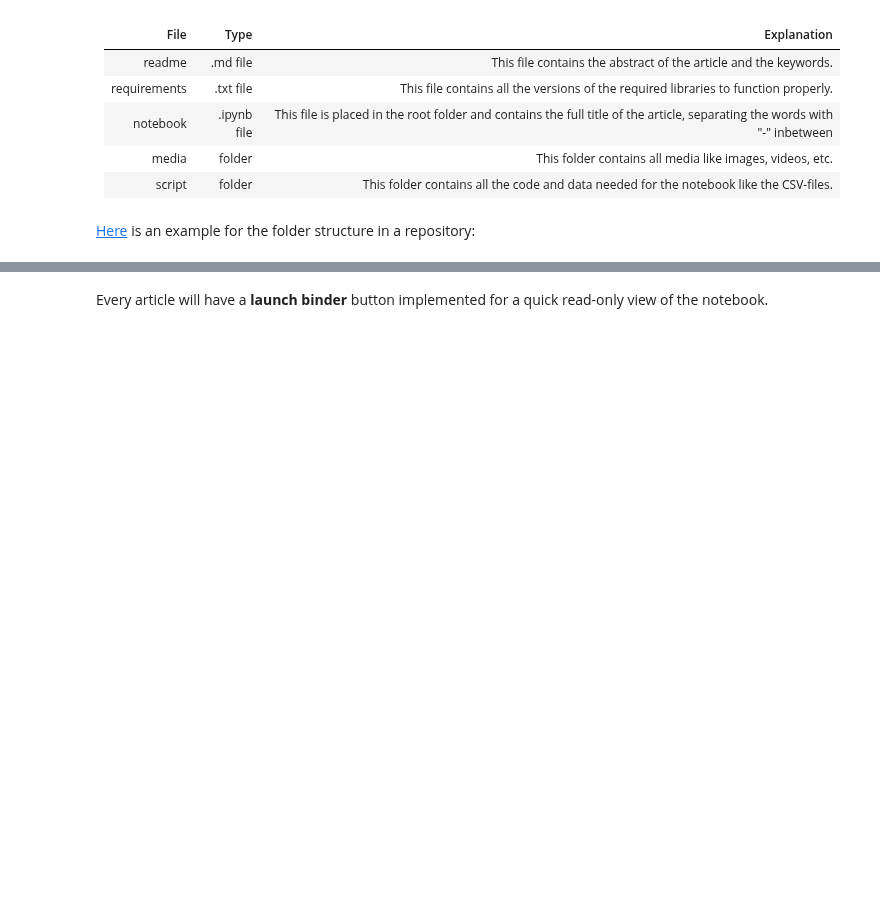
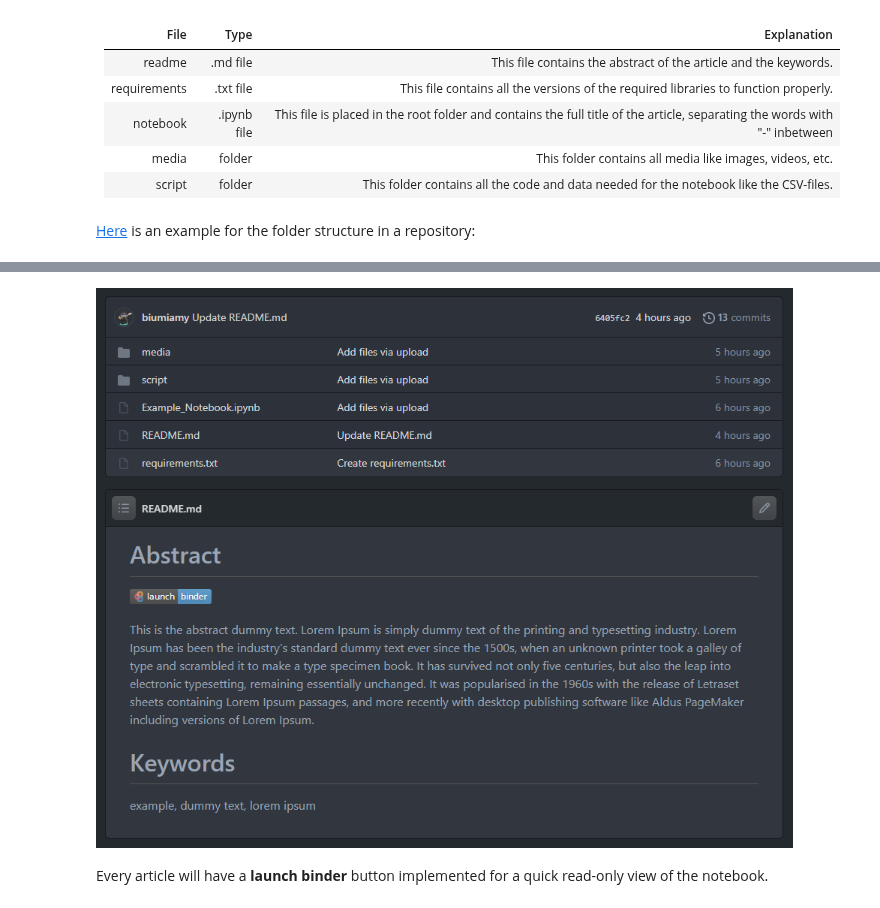
Before and after one commit to C2DH/jdh-notebook, a Jupyter notebook: examples/Author_Guideline/AuthorGuideline.ipynb, the cells around one changed output, grey strips where cells are left out. Cells and saved outputs as stored; diff of their text form; code cells hidden in the pictures; blank space fills up the shorter version.

```diff
--- a/examples/Author_Guideline/AuthorGuideline.ipynb
+++ b/examples/Author_Guideline/AuthorGuideline.ipynb
@@ -268,5 +249,5 @@ metadata={
         }
     }
 }
-Image(url= "media/screenshot_github.png", metadata=metadata)
+display(Image("media/screenshot_github.png"), metadata=metadata)
 # %% [output]
@@ -274,2 +254,3 @@ Image(url= "media/screenshot_github.png", metadata=metadata)
+[figure, added]
 # %% [markdown]
 Every article will have a **launch binder** button implemented for a quick read-only view of the notebook.
```
Also changed, not shown: parts of 28 cells of this notebook.
